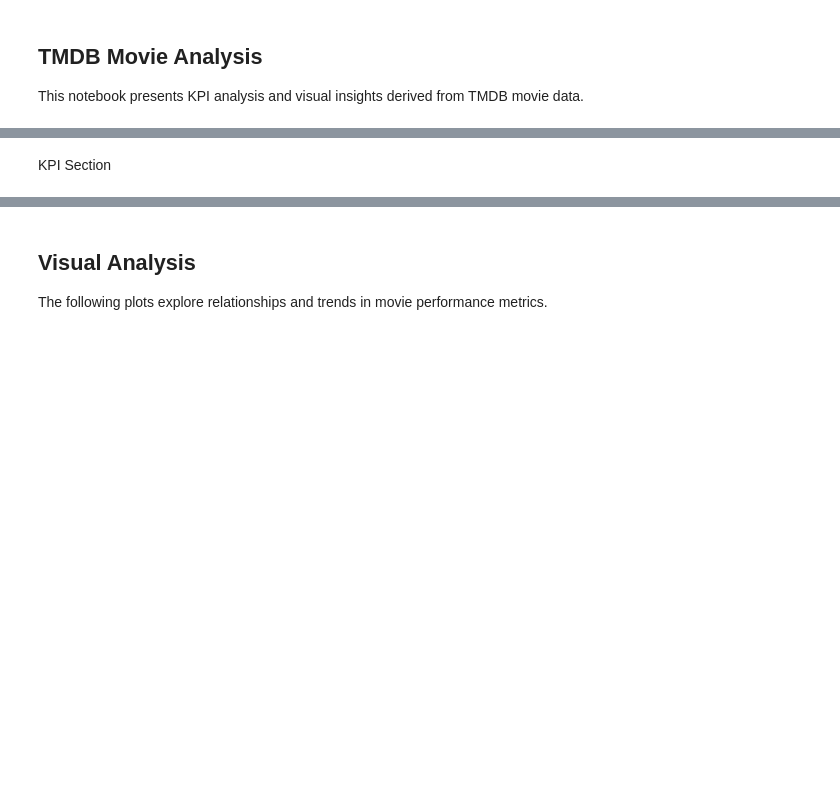
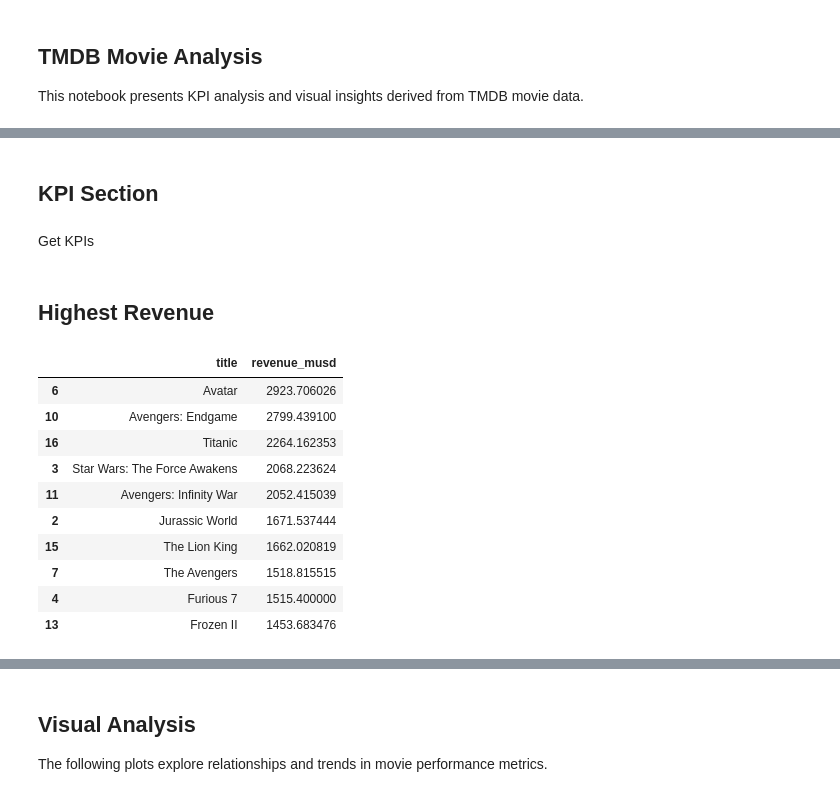
Before and after one commit to GhGuda/tmdb-movie-analysis-amalitech, a Jupyter notebook: notebooks/analysis.ipynb, the cells around one changed output, grey strips where cells are left out. Saved outputs shown, nothing was run; the diff lists cells and outputs as text; code cells hidden in the pictures; blank space fills up the shorter version.

```diff
--- a/notebooks/analysis.ipynb
+++ b/notebooks/analysis.ipynb
@@ -46,4 +45,6 @@ Starting TMDB movie data pipeline...
 Extraction complete. 18 movies collected.
 Pipeline completed successfully.
 # %% [markdown]
-KPI Section
+## KPI Section
+# %% [markdown]
+Get KPIs
@@ -49,0 +53,16 @@ KPI Section
+# %% [markdown]
+## Highest Revenue
+# %%
+kpis['highest_revenue'][['title', 'revenue_musd']]
+# %% [output]
+|  | title | revenue_musd |
+| 6 | Avatar | 2923.706026 |
+| 10 | Avengers: Endgame | 2799.439100 |
+| 16 | Titanic | 2264.162353 |
+| 3 | Star Wars: The Force Awakens | 2068.223624 |
+| 11 | Avengers: Infinity War | 2052.415039 |
+| 2 | Jurassic World | 1671.537444 |
+| 15 | The Lion King | 1662.020819 |
+| 7 | The Avengers | 1518.815515 |
+| 4 | Furious 7 | 1515.400000 |
+| 13 | Frozen II | 1453.683476 |
```
Also changed, not shown: parts of 33 cells of this notebook, 19 other files.
